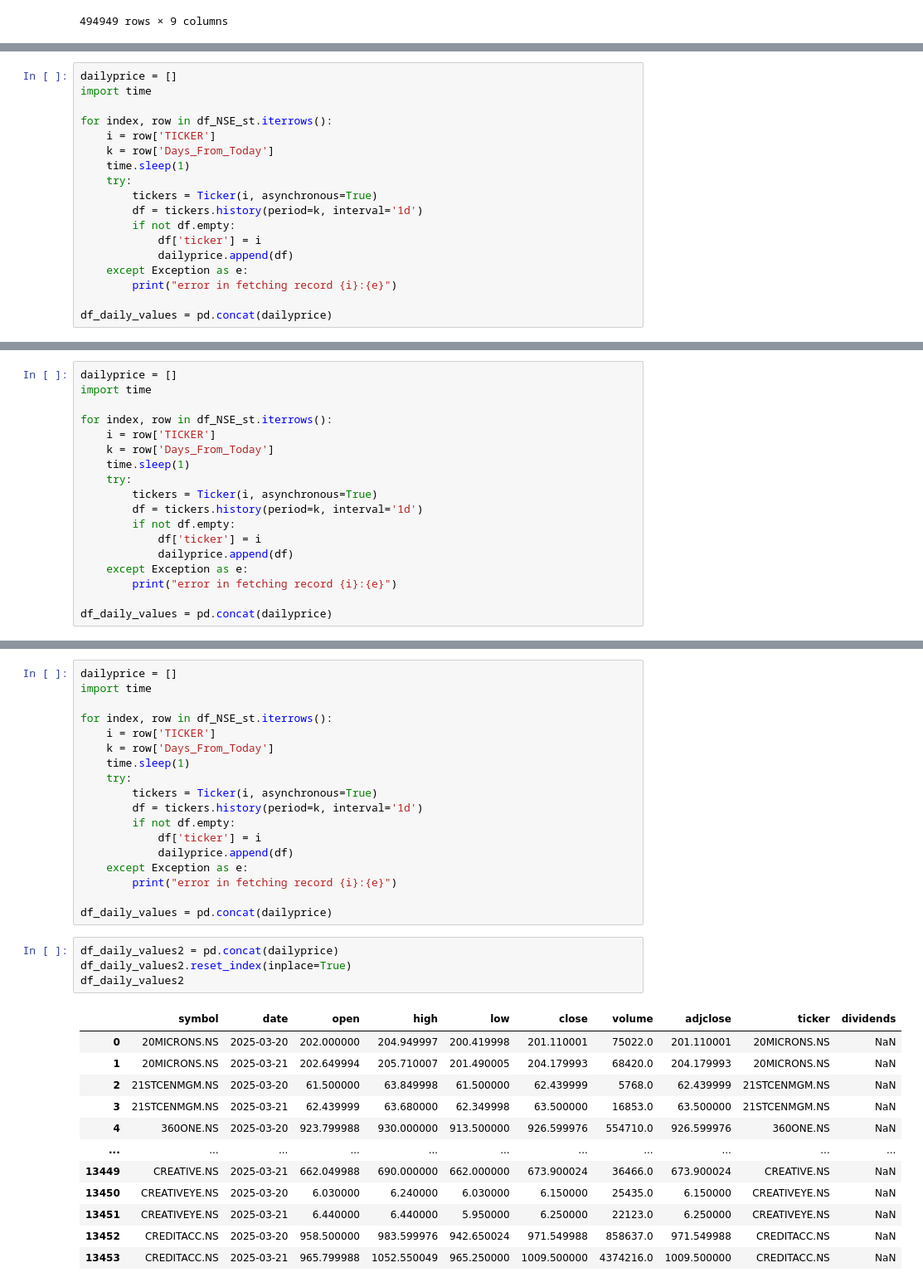
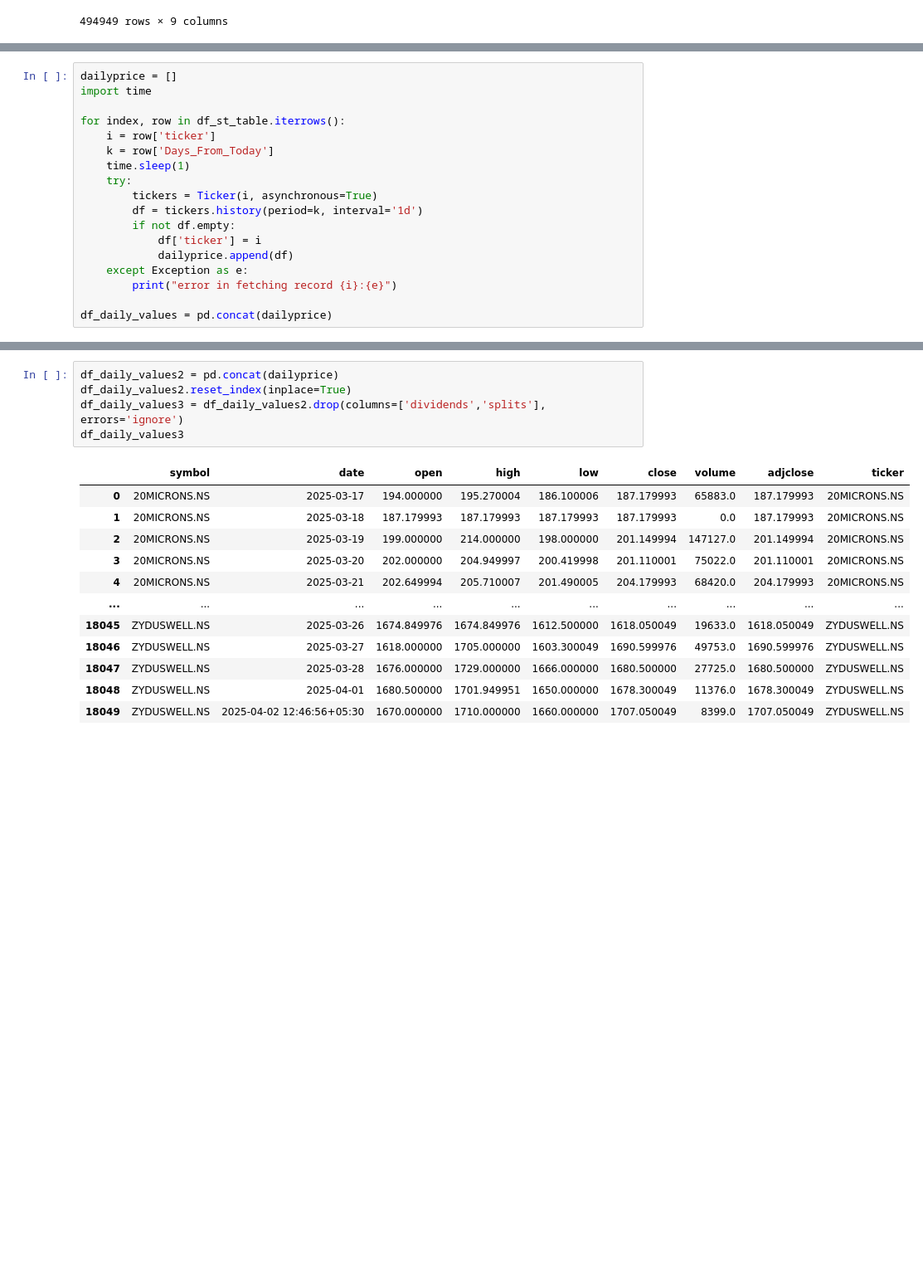
Before and after one commit to jayaprakash-analytics-zone/DailystockPricesAndStatements, a Jupyter notebook: DailyStockPricesData/DailyPriceDataPull.ipynb, the cells around one changed output, grey strips where cells are left out. Shown at 83% size. Drawn from its saved outputs; the diff is of its cells as text; blank space fills up the shorter version.

Commit message:
Updated DailyPriceDataPull and SQLDataBases notebooks

```diff
--- a/DailyStockPricesData/DailyPriceDataPull.ipynb
+++ b/DailyStockPricesData/DailyPriceDataPull.ipynb
@@ -124,8 +108,8 @@ df = tickers.history(period='max', interval='1d')
 dailyprice = []
 import time
 
-for index, row in df_NSE_st.iterrows():
-    i = row['TICKER']
+for index, row in df_st_table.iterrows():
+    i = row['ticker']
     k = row['Days_From_Today']
     time.sleep(1)
     try:
@@ -155,18 +134,0 @@ df_daily_values = pd.concat(dailyprice)
-# %%
-dailyprice = []
-import time
-
-for index, row in df_NSE_st.iterrows():
-    i = row['TICKER']
-    k = row['Days_From_Today']
-    time.sleep(1)
-    try:
-        tickers = Ticker(i, asynchronous=True)
-        df = tickers.history(period=k, interval='1d')
-        if not df.empty:
-            df['ticker'] = i
-            dailyprice.append(df)
-    except Exception as e:
-        print("error in fetching record {i}:{e}")
-
-df_daily_values = pd.concat(dailyprice)
@@ -180,35 +135,18 @@ error in fetching record {i}:{e}
-# %%
-dailyprice = []
-import time
-
-for index, row in df_NSE_st.iterrows():
-    i = row['TICKER']
-    k = row['Days_From_Today']
-    time.sleep(1)
-    try:
-        tickers = Ticker(i, asynchronous=True)
-        df = tickers.history(period=k, interval='1d')
-        if not df.empty:
-            df['ticker'] = i
-            dailyprice.append(df)
-    except Exception as e:
-        print("error in fetching record {i}:{e}")
-
-df_daily_values = pd.concat(dailyprice)
 # %%
 df_daily_values2 = pd.concat(dailyprice)
 df_daily_values2.reset_index(inplace=True)
-df_daily_values2
+df_daily_values3 = df_daily_values2.drop(columns=['dividends','splits'], errors='ignore')
+df_daily_values3
 # %% [output]
-|  | symbol | date | open | high | low | close | volume | adjclose | ticker | dividends |
-| 0 | 20MICRONS.NS | 2025-03-20 | 202.000000 | 204.949997 | 200.419998 | 201.110001 | 75022.0 | 201.110001 | 20MICRONS.NS | NaN |
-| 1 | 20MICRONS.NS | 2025-03-21 | 202.649994 | 205.710007 | 201.490005 | 204.179993 | 68420.0 | 204.179993 | 20MICRONS.NS | NaN |
-| 2 | 21STCENMGM.NS | 2025-03-20 | 61.500000 | 63.849998 | 61.500000 | 62.439999 | 5768.0 | 62.439999 | 21STCENMGM.NS | NaN |
-| 3 | 21STCENMGM.NS | 2025-03-21 | 62.439999 | 63.680000 | 62.349998 | 63.500000 | 16853.0 | 63.500000 | 21STCENMGM.NS | NaN |
-| 4 | 360ONE.NS | 2025-03-20 | 923.799988 | 930.000000 | 913.500000 | 926.599976 | 554710.0 | 926.599976 | 360ONE.NS | NaN |
-| ... | ... | ... | ... | ... | ... | ... | ... | ... | ... | ... |
-| 13449 | CREATIVE.NS | 2025-03-21 | 662.049988 | 690.000000 | 662.000000 | 673.900024 | 36466.0 | 673.900024 | CREATIVE.NS | NaN |
-| 13450 | CREATIVEYE.NS | 2025-03-20 | 6.030000 | 6.240000 | 6.030000 | 6.150000 | 25435.0 | 6.150000 | CREATIVEYE.NS | NaN |
-| 13451 | CREATIVEYE.NS | 2025-03-21 | 6.440000 | 6.440000 | 5.950000 | 6.250000 | 22123.0 | 6.250000 | CREATIVEYE.NS | NaN |
-| 13452 | CREDITACC.NS | 2025-03-20 | 958.500000 | 983.599976 | 942.650024 | 971.549988 | 858637.0 | 971.549988 | CREDITACC.NS | NaN |
-| 13453 | CREDITACC.NS | 2025-03-21 | 965.799988 | 1052.550049 | 965.250000 | 1009.500000 | 4374216.0 | 1009.500000 | CREDITACC.NS | NaN |
+|  | symbol | date | open | high | low | close | volume | adjclose | ticker |
+| 0 | 20MICRONS.NS | 2025-03-17 | 194.000000 | 195.270004 | 186.100006 | 187.179993 | 65883.0 | 187.179993 | 20MICRONS.NS |
+| 1 | 20MICRONS.NS | 2025-03-18 | 187.179993 | 187.179993 | 187.179993 | 187.179993 | 0.0 | 187.179993 | 20MICRONS.NS |
+| 2 | 20MICRONS.NS | 2025-03-19 | 199.000000 | 214.000000 | 198.000000 | 201.149994 | 147127.0 | 201.149994 | 20MICRONS.NS |
+| 3 | 20MICRONS.NS | 2025-03-20 | 202.000000 | 204.949997 | 200.419998 | 201.110001 | 75022.0 | 201.110001 | 20MICRONS.NS |
+| 4 | 20MICRONS.NS | 2025-03-21 | 202.649994 | 205.710007 | 201.490005 | 204.179993 | 68420.0 | 204.179993 | 20MICRONS.NS |
+| ... | ... | ... | ... | ... | ... | ... | ... | ... | ... |
+| 18045 | ZYDUSWELL.NS | 2025-03-26 | 1674.849976 | 1674.849976 | 1612.500000 | 1618.050049 | 19633.0 | 1618.050049 | ZYDUSWELL.NS |
+| 18046 | ZYDUSWELL.NS | 2025-03-27 | 1618.000000 | 1705.000000 | 1603.300049 | 1690.599976 | 49753.0 | 1690.599976 | ZYDUSWELL.NS |
+| 18047 | ZYDUSWELL.NS | 2025-03-28 | 1676.000000 | 1729.000000 | 1666.000000 | 1680.500000 | 27725.0 | 1680.500000 | ZYDUSWELL.NS |
+| 18048 | ZYDUSWELL.NS | 2025-04-01 | 1680.500000 | 1701.949951 | 1650.000000 | 1678.300049 | 11376.0 | 1678.300049 | ZYDUSWELL.NS |
+| 18049 | ZYDUSWELL.NS | 2025-04-02 12:46:56+05:30 | 1670.000000 | 1710.000000 | 1660.000000 | 1707.050049 | 8399.0 | 1707.050049 | ZYDUSWELL.NS |
```
Also changed, not shown: parts of 31 cells of this notebook, 1 other file.
